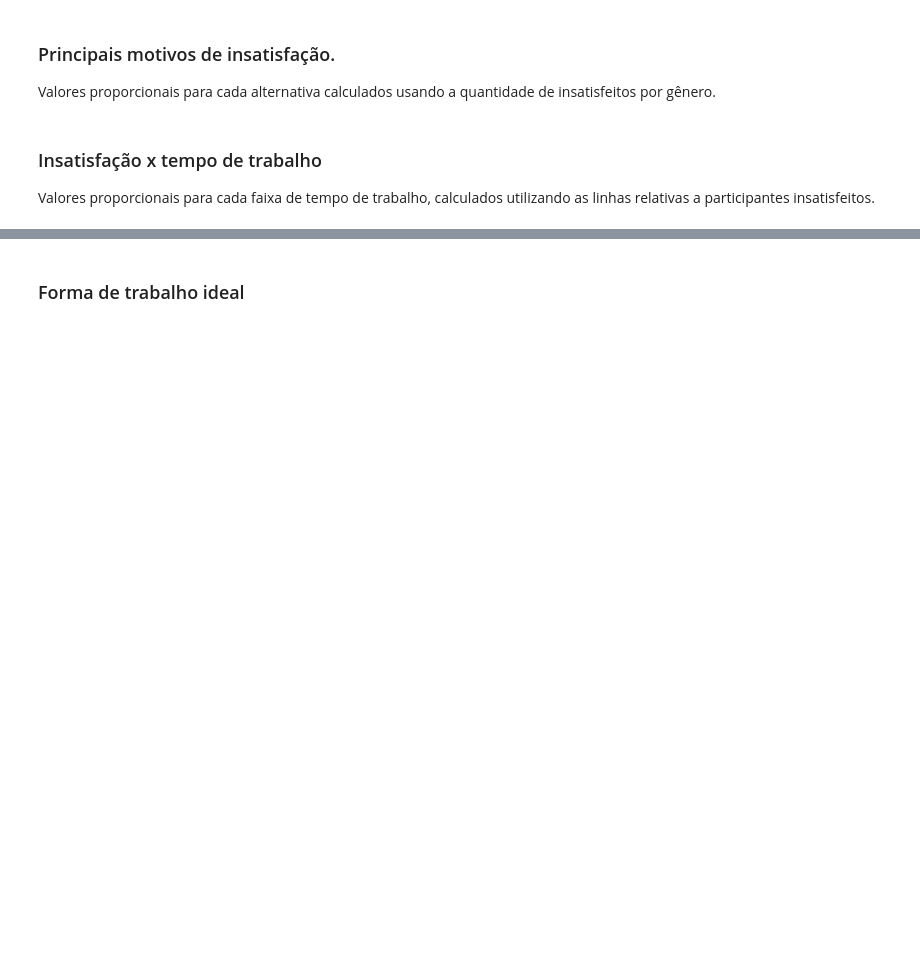
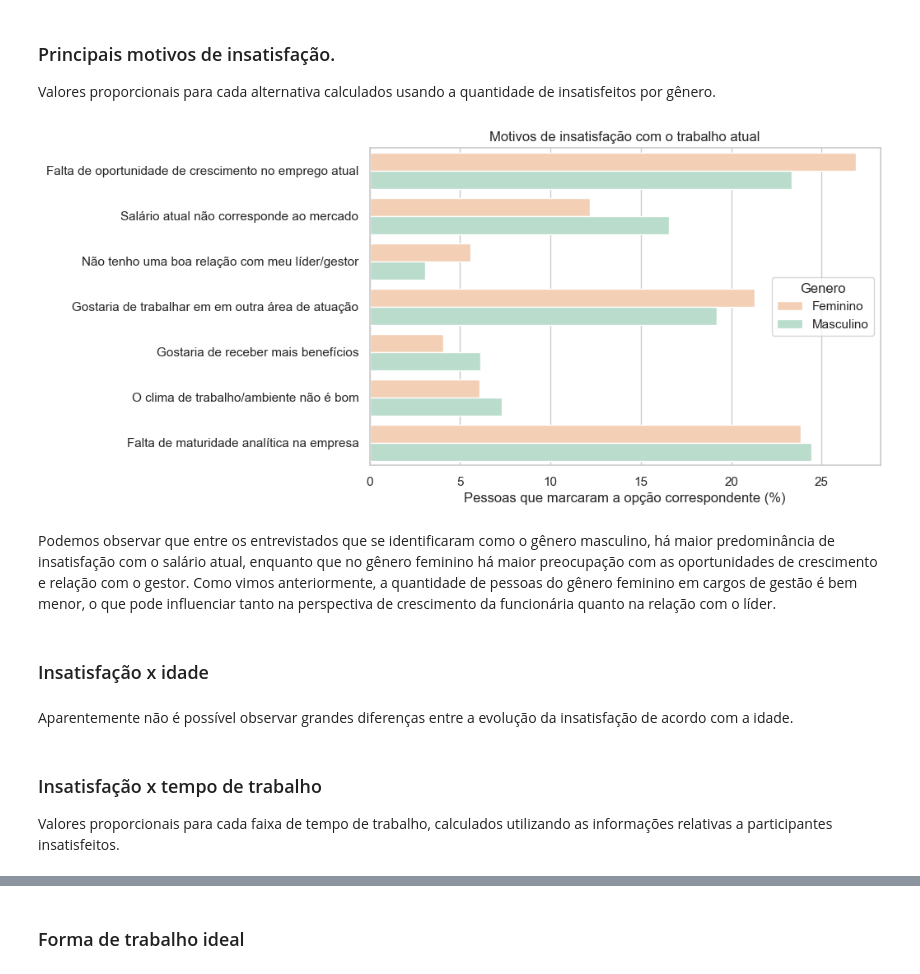
Before and after one commit to MayaraDM/ADA-DS_programming_techiniques_project, a Jupyter notebook: ProjetoV_analise.ipynb, the cells around one changed output, grey strips where cells are left out. Cells and saved outputs as stored; diff of their text form; code cells hidden in the pictures; blank space fills up the shorter version.

```diff
--- a/ProjetoV_analise.ipynb
+++ b/ProjetoV_analise.ipynb
@@ -362,0 +285,40 @@ fig.show()
+# %%
+# Visualização utilizando o Seaborn
+columns = ['Genero','Falta de oportunidade de crescimento no emprego atual',
+ 'Salário atual não corresponde ao mercado',
+ 'Não tenho uma boa relação com meu líder/gestor',
+ 'Gostaria de trabalhar em em outra área de atuação',
+ 'Gostaria de receber mais benefícios',
+ 'O clima de trabalho/ambiente não é bom',
+ 'Falta de maturidade analítica na empresa']
+
+insatisfeitos = df.loc[df['Você está satisfeito na sua empresa atual?']==0]
+
+df_motivos = insatisfeitos[columns].replace(-1.0, 0.0)
+df_motivos= df_motivos.groupby('Genero').sum().apply(lambda x: (x/x.sum())*100, axis=1)
+df_melted = df_motivos.reset_index().melt(id_vars='Genero', var_name='Motivo', value_name='Value')
+
+sns.set_theme(style='whitegrid')
+
+fig, ax = plt.subplots(figsize=(8, 5))
+sns.barplot(df_melted,
+            y='Motivo',
+            x='Value',
+            hue='Genero',
+            orient='h',
+            palette=[color_pal[1], color_pal[0]],
+            width=0.8,
+            )
+
+plt.title('Motivos de insatisfação com o trabalho atual')
+ax.set_ylabel('')
+ax.set_xlabel('Pessoas que marcaram a opção correspondente (%)')
+
+plt.show()
+# %% [output]
+[figure, added]
+# %% [markdown]
+Podemos observar que entre os entrevistados que se identificaram como o gênero masculino, há maior predominância de insatisfação com o salário atual, enquanto que no gênero feminino há maior preocupação com as oportunidades de crescimento e relação com o gestor.
+Como vimos anteriormente, a quantidade de pessoas do gênero feminino em cargos de gestão é bem menor, o que pode influenciar tanto na perspectiva de crescimento da funcionária quanto na relação com o líder.
+# %% [markdown]
+### Insatisfação x idade
@@ -363,4 +342,6 @@ fig.show()
+# %% [markdown]
+Aparentemente não é possível observar grandes diferenças entre a evolução da insatisfação de acordo com a idade.
 # %% [markdown]
 ### Insatisfação x tempo de trabalho
 
-Valores proporcionais para cada faixa de tempo de trabalho, calculados utilizando as linhas relativas a participantes insatisfeitos.
+Valores proporcionais para cada faixa de tempo de trabalho, calculados utilizando as informações relativas a participantes insatisfeitos.
```
Also changed, not shown: parts of 31 cells of this notebook.
